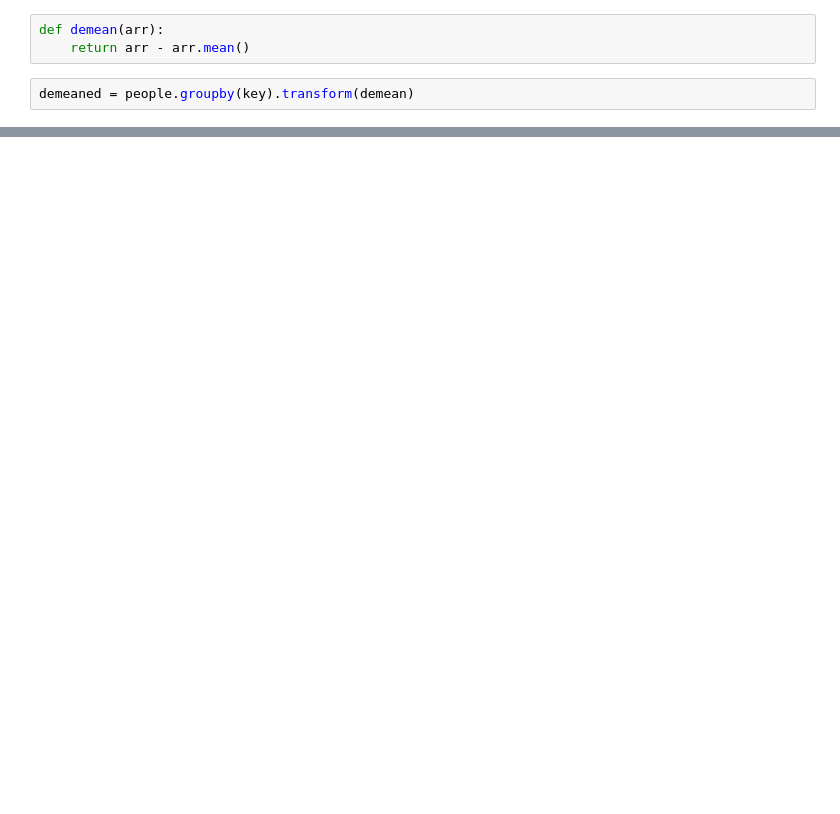
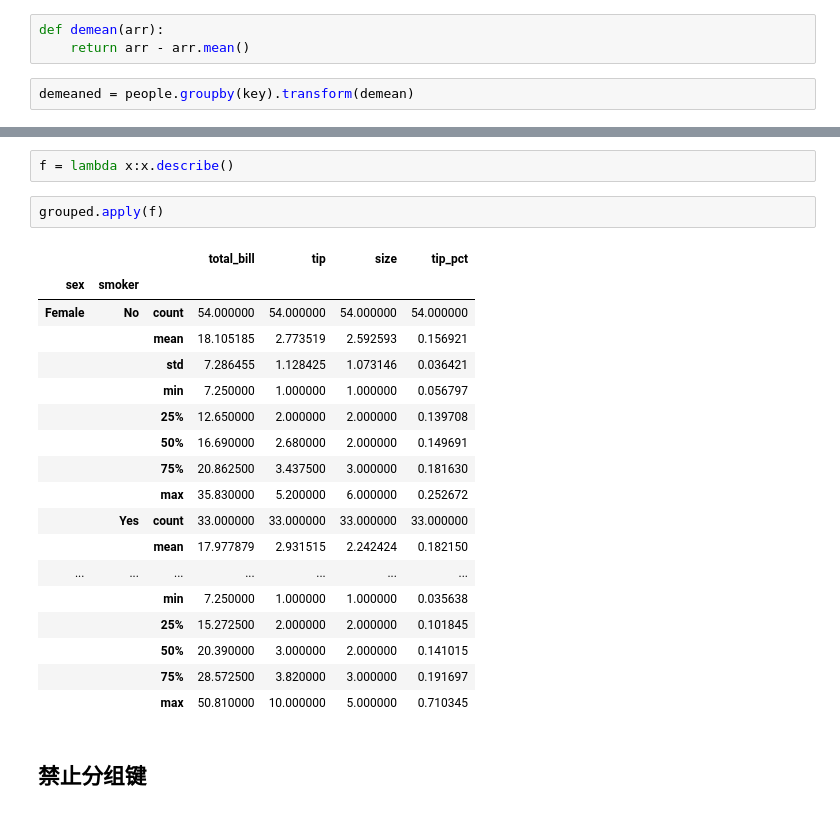
Before and after one commit to gloryfromca/PythonforDataAnalysis, a Jupyter notebook: Python_data_analysis_chapter_8.ipynb, the cells around one changed output, grey strips where cells are left out. Cells and saved outputs as stored; diff of their text form; blank space fills up the shorter version.

```diff
--- a/Python_data_analysis_chapter_8.ipynb
+++ b/Python_data_analysis_chapter_8.ipynb
@@ -633,0 +714,25 @@ demeaned.groupby(key).mean()
+# %%
+f = lambda x:x.describe()
+# %%
+grouped.apply(f)
+# %% [output]
+|  |  |  | total_bill | tip | size | tip_pct |
+| sex | smoker |  |  |  |  |  |
+| Female | No | count | 54.000000 | 54.000000 | 54.000000 | 54.000000 |
+|  |  | mean | 18.105185 | 2.773519 | 2.592593 | 0.156921 |
+|  |  | std | 7.286455 | 1.128425 | 1.073146 | 0.036421 |
+|  |  | min | 7.250000 | 1.000000 | 1.000000 | 0.056797 |
+|  |  | 25% | 12.650000 | 2.000000 | 2.000000 | 0.139708 |
+|  |  | 50% | 16.690000 | 2.680000 | 2.000000 | 0.149691 |
+|  |  | 75% | 20.862500 | 3.437500 | 3.000000 | 0.181630 |
+|  |  | max | 35.830000 | 5.200000 | 6.000000 | 0.252672 |
+|  | Yes | count | 33.000000 | 33.000000 | 33.000000 | 33.000000 |
+|  |  | mean | 17.977879 | 2.931515 | 2.242424 | 0.182150 |
+| ... | ... | ... | ... | ... | ... | ... |
+|  |  | min | 7.250000 | 1.000000 | 1.000000 | 0.035638 |
+|  |  | 25% | 15.272500 | 2.000000 | 2.000000 | 0.101845 |
+|  |  | 50% | 20.390000 | 3.000000 | 2.000000 | 0.141015 |
+|  |  | 75% | 28.572500 | 3.820000 | 3.000000 | 0.191697 |
+|  |  | max | 50.810000 | 10.000000 | 5.000000 | 0.710345 |
+# %% [markdown]
+## 禁止分组键
```
Also changed, not shown: parts of 194 cells of this notebook.
